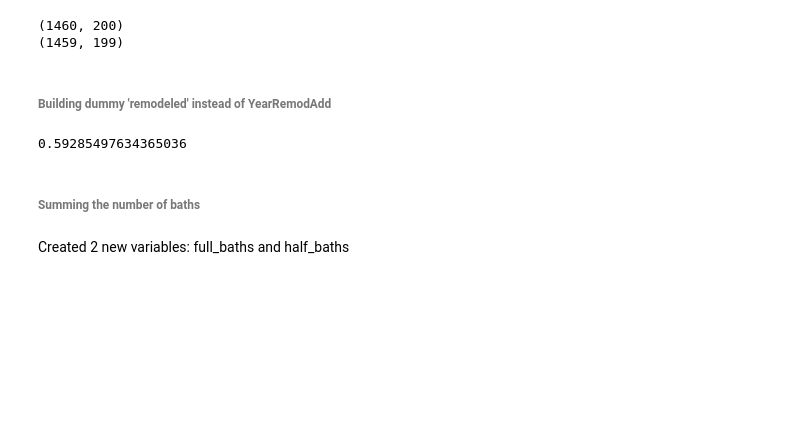
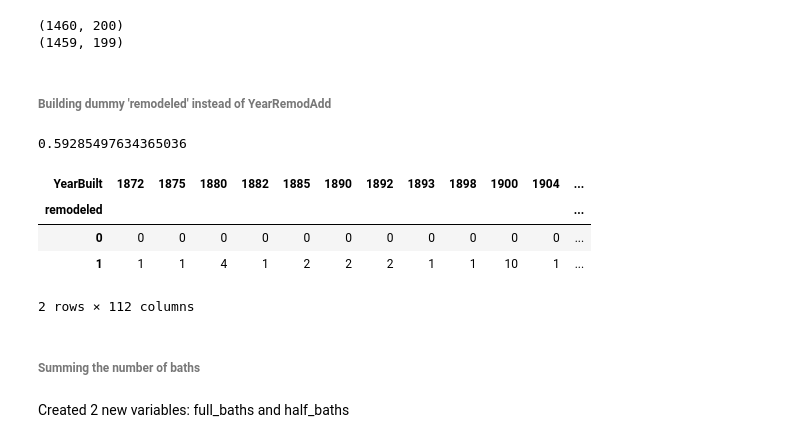
Before and after one commit to gwenkf/IowaHousePrices, a Jupyter notebook: House_Prices_Prepare_Dimitri.ipynb, the cells around one changed output. Saved outputs shown, nothing was run; the diff lists cells and outputs as text; code cells hidden in the pictures; blank space fills up the shorter version.

```diff
--- a/House_Prices_Prepare_Dimitri.ipynb
+++ b/House_Prices_Prepare_Dimitri.ipynb
@@ -2352,6 +2369,14 @@ test['remodeled'] = 0
 test.loc[test.YearBuilt != test.YearRemodAdd,'remodeled'] = 1
 # %%
 # pd.crosstab((train.YearBuilt-train.YearRemodAdd), train.remodeled)
+# %%
+pd.crosstab((train.remodeled), train.YearBuilt)
+# %% [output]
+| YearBuilt | 1872 | 1875 | 1880 | 1882 | 1885 | 1890 | 1892 | 1893 | 1898 | 1900 | 1904 | ... |
+| remodeled |  |  |  |  |  |  |  |  |  |  |  | ... |
+| 0 | 0 | 0 | 0 | 0 | 0 | 0 | 0 | 0 | 0 | 0 | 0 | ... |
+| 1 | 1 | 1 | 4 | 1 | 2 | 2 | 2 | 1 | 1 | 10 | 1 | ... |
+2 rows × 112 columns
 # %% [markdown]
 ###### Summing the number of baths
 # %% [markdown]
```
Also changed, not shown: parts of 55 cells of this notebook, 2 other files.
